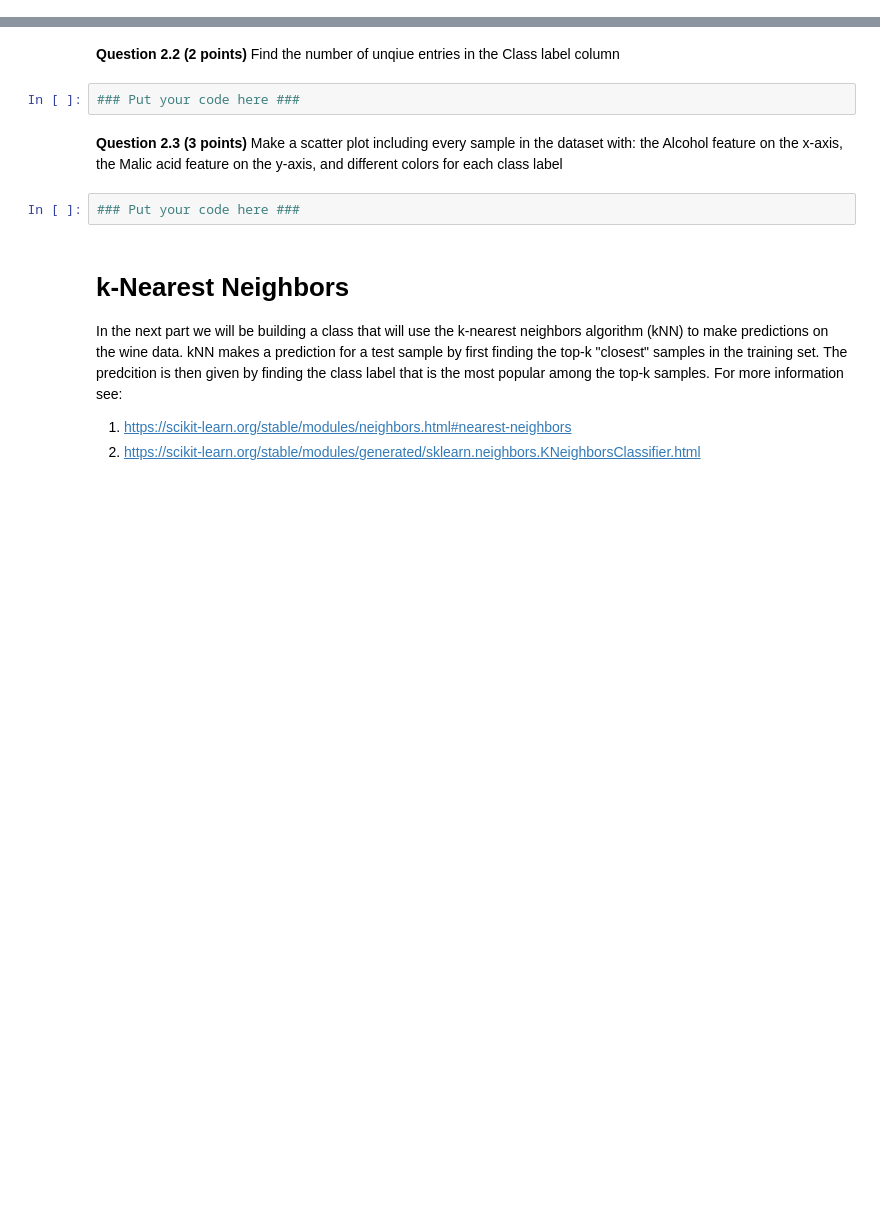
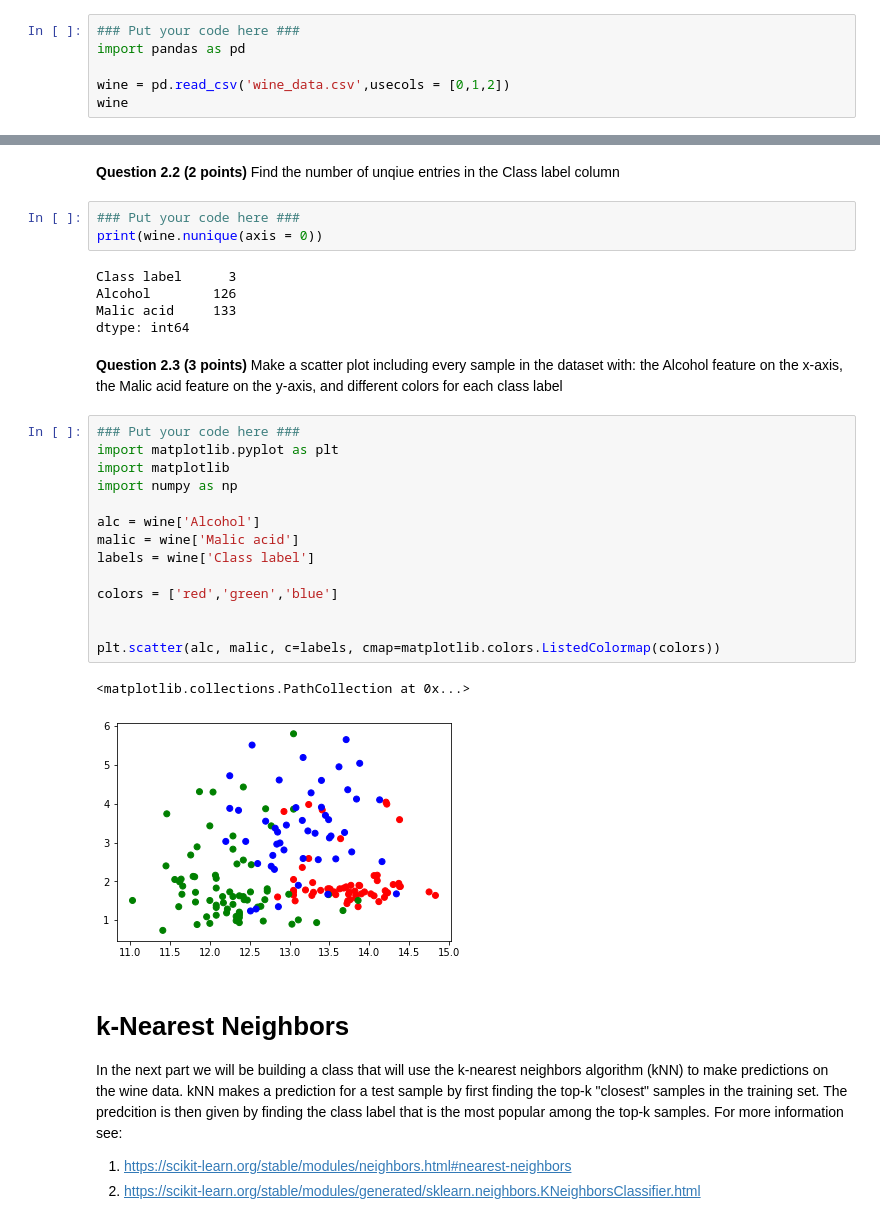
Before and after one commit to fjevtic46/cmse202-s20-turnin, a Jupyter notebook: hw-05/HW-05_kNN-FilipJevtic.ipynb, the cells around one changed output, grey strips where cells are left out. Saved outputs shown, nothing was run; the diff lists cells and outputs as text; blank space fills up the shorter version.

```diff
--- a/hw-05/HW-05_kNN-FilipJevtic.ipynb
+++ b/hw-05/HW-05_kNN-FilipJevtic.ipynb
@@ -41,0 +40,6 @@ In this homework we will be woking with the wine dataset and building a k-neares
+# %%
+### Put your code here ###
+import pandas as pd
+
+wine = pd.read_csv('wine_data.csv',usecols = [0,1,2])
+wine
@@ -43,10 +61,31 @@ In this homework we will be woking with the wine dataset and building a k-neares
 **Question 2.2 (2 points)** Find the number of unqiue entries in the Class label column
 # %%
 ### Put your code here ###
+print(wine.nunique(axis = 0))
+# %% [output]
+Class label      3
+Alcohol        126
+Malic acid     133
+dtype: int64
 # %% [markdown]
 **Question 2.3 (3 points)** Make a scatter plot including every sample in the dataset with: the Alcohol feature on the x-axis, the Malic acid feature on the y-axis, and different colors for each class label
-# %%
-### Put your code here ###
+# %%
+### Put your code here ###
+import matplotlib.pyplot as plt
+import matplotlib
+import numpy as np
+
+alc = wine['Alcohol']
+malic = wine['Malic acid']
+labels = wine['Class label']
+
+colors = ['red','green','blue']
+
+
+plt.scatter(alc, malic, c=labels, cmap=matplotlib.colors.ListedColormap(colors))
+# %% [output]
+<matplotlib.collections.PathCollection at 0x...>
+[figure, added]
 # %% [markdown]
 # k-Nearest Neighbors
 
```
Also changed, not shown: parts of 6 cells of this notebook.
